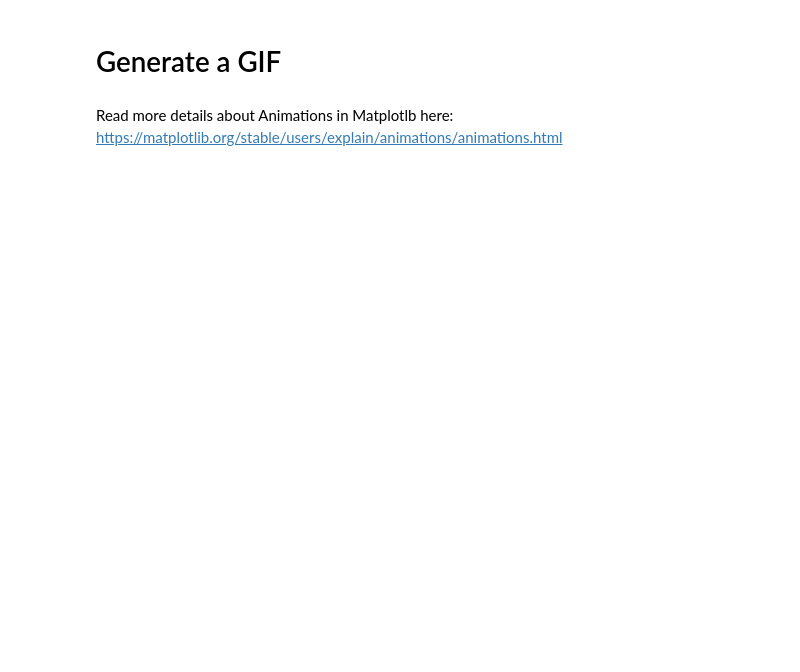
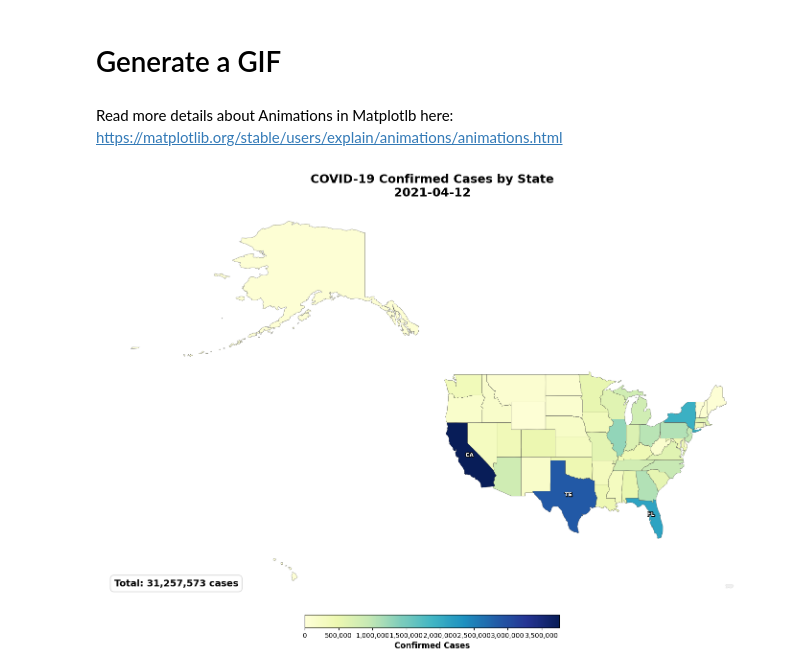
Before and after one commit to kkipngenokoech/DA-course, a Jupyter notebook: Lecture_6_Visualizations.ipynb, the cells around one changed output. Cells and saved outputs as stored; diff of their text form; code cells hidden in the pictures; blank space fills up the shorter version.

```diff
--- a/Lecture_6_Visualizations.ipynb
+++ b/Lecture_6_Visualizations.ipynb
@@ -195,0 +365,97 @@ plt.show()
+# %%
+import matplotlib.pyplot as plt
+import matplotlib.patheffects as pe
+import pandas as pd
+import geopandas as gpd
+import matplotlib.animation as animation
+from matplotlib.animation import PillowWriter
+from mpl_toolkits.axes_grid1 import make_axes_locatable
+import numpy as np
+
+# Load US states map ONCE
+url = 'https://raw.githubusercontent.com/PublicaMundi/MappingAPI/master/data/geojson/us-states.json'
+us_states = gpd.read_file(url)
+
+# Pre-calculate values for consistent scaling
+df_clean['Mortality_Rate'] = (df_clean['Deaths'] / df_clean['Confirmed'] * 100).fillna(0)
+max_confirmed = df_clean['Confirmed'].max()
+
+# === COLOR SCHEME OPTIONS (uncomment your preferred choice) ===
+# CMAP = 'viridis'      # Perceptually uniform, colorblind-friendly, modern
+# CMAP = 'plasma'       # Warm tones, perceptually uniform
+CMAP = 'YlGnBu'         # Yellow-Green-Blue, neutral & professional
+# CMAP = 'PuBu'         # Purple-Blue, calming
+# CMAP = 'cividis'      # Best for colorblind accessibility
+# CMAP = 'inferno'      # Dramatic dark-to-light
+
+def plot_covid_map(ax, data, current_date, us_states, max_confirmed, cmap=CMAP):
+    """Plot a choropleth map of COVID cases for a specific date."""
+
+    # Filter data for current date
+    df_date = data[data['Date'] == current_date].copy()
+
+    # Merge with geodata
+    us_map = us_states.merge(df_date, left_on='name', right_on='Province_State', how='left')
+
+    # Plot choropleth with better colormap
+    us_map.plot(
+        column='Confirmed',
+        ax=ax,
+        cmap=cmap,
+        edgecolor='#333333',
+        linewidth=0.3,
+        vmin=0,
+        vmax=max_confirmed,
+        missing_kwds={'color': '#f0f0f0', 'edgecolor': '#cccccc'}
+    )
+
+    # Add title with date
+    ax.set_title(f'COVID-19 Confirmed Cases by State\n{str(current_date)[:10]}',
+                 fontsize=18, fontweight='bold', pad=10)
+    ax.axis('off')
+
+    # Add total cases counter (bottom left)
+    total_cases = df_date['Confirmed'].sum()
+    ax.text(0.02, 0.05, f'Total: {int(total_cases):,} cases',
+            transform=ax.transAxes, fontsize=14, fontweight='bold',
+            bbox=dict(boxstyle='round,pad=0.4', facecolor='white',
+                     edgecolor='#cccccc', alpha=0.9))
+
+    # Add top 3 states labels
+    if not df_date.empty:
+        top3 = df_date.nlargest(3, 'Confirmed')['Province_State'].values
+        for idx, row in us_map.iterrows():
+            if row['name'] in top3:
+                centroid = row['geometry'].centroid
+                ax.annotate(
+                    row['name'][:2].upper(),
+                    xy=(centroid.x, centroid.y),
+                    ha='center', va='center',
+                    fontsize=8, fontweight='bold', color='white',
+                    path_effects=[pe.withStroke(linewidth=2, foreground='black')]
+                )
+
+
+# ============================================
+# TEST THE FUNCTION (single frame with colorbar)
+# ============================================
+
+fig, ax = plt.subplots(figsize=(15, 10), facecolor='white')
+
+# Plot the map
+plot_covid_map(ax, df_clean, df_clean['Date'].max(), us_states, max_confirmed)
+
+# Add a proper colorbar
+sm = plt.cm.ScalarMappable(cmap=CMAP, norm=plt.Normalize(vmin=0, vmax=max_confirmed))
+sm._A = []
+cbar = fig.colorbar(sm, ax=ax, orientation='horizontal', fraction=0.03, pad=0.02)
+cbar.set_label('Confirmed Cases', fontsize=12, fontweight='bold')
+cbar.ax.xaxis.set_major_formatter(plt.FuncFormatter(lambda x, p: f'{int(x):,}'))
+
+plt.tight_layout()
+plt.show()
+
+print(f"\nUsing colormap: {CMAP}")
+print("Change CMAP variable to try: 'viridis', 'plasma', 'YlGnBu', 'PuBu', 'cividis', 'inferno'")
+# %% [output]
+[figure, added]
```
Also changed, not shown: parts of 14 cells of this notebook, 4 other files.
